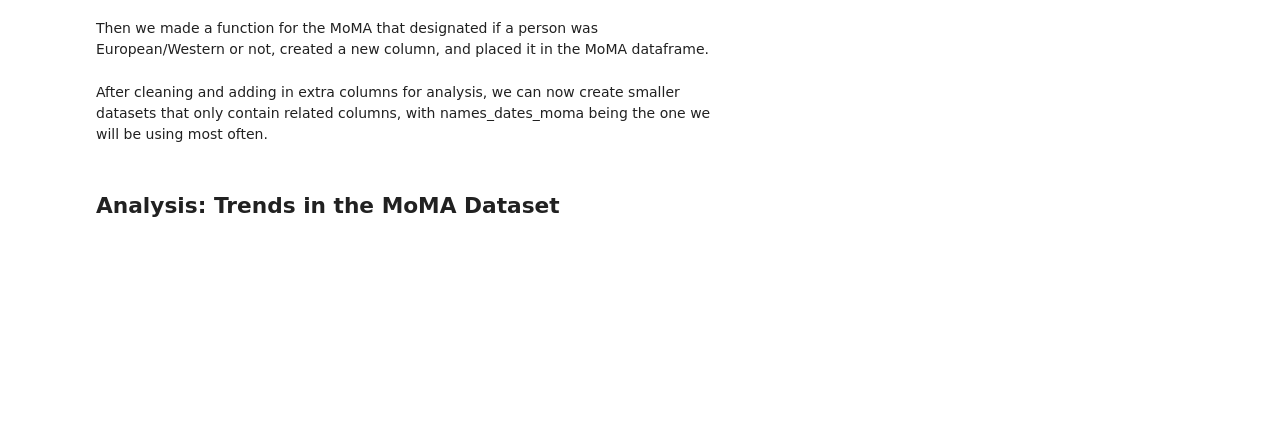
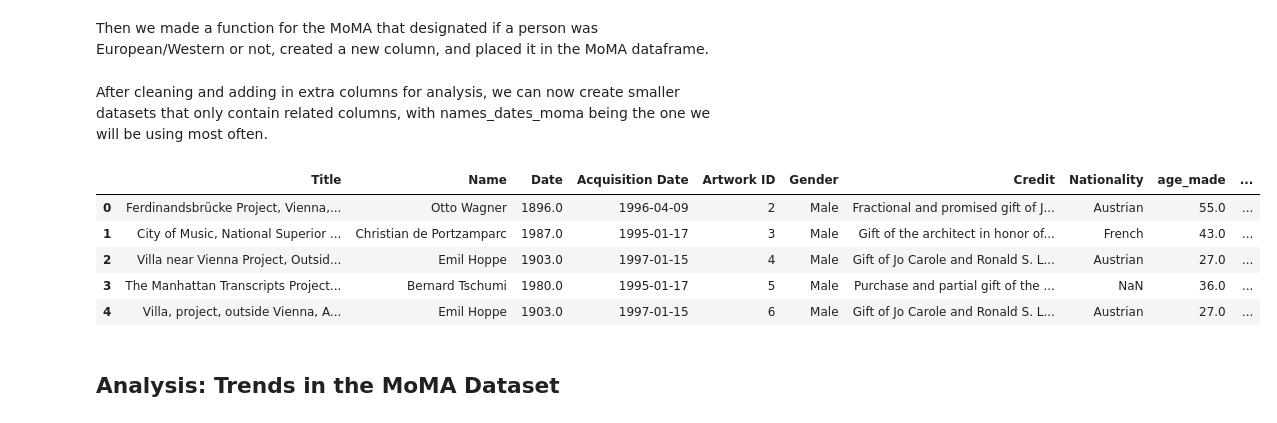
Before and after one commit to emily-oconnell/diversity-in-art-museums, a Jupyter notebook: n.ipynb, the cells around one changed output. Cells and saved outputs as stored; diff of their text form; code cells hidden in the pictures; blank space fills up the shorter version.

```diff
--- a/n.ipynb
+++ b/n.ipynb
@@ -232,11 +232,13 @@ array(['Austrian', 'French', nan, 'American', 'German', 'Swedish',
 # %% [markdown]
 From looking at these unique values we can see that there are a couple of ways to designate if a person had an unknown nationality, which we deal with below. But all the nationalities, if they exhist, are in English and in a correct format.
 # %%
-moma.loc[moma['Nationality'] == 'nan', 'Nationality'] = np.nan
-moma.loc[moma['Nationality'] == 'Nationality unknown', 'Nationality'] = np.nan
-moma.loc[moma['Nationality'] == 'Nationality Unknown', 'Nationality'] = np.nan
-moma.loc[moma['Nationality'] == 'Various', 'Nationality'] = np.nan
-moma.loc[moma['Nationality'] == 'nationality unknown', 'Nationality'] = np.nan
+moma.loc[moma['Nationality'] == 'nan', 'Nationality'] = 'no'
+moma.loc[moma['Nationality'] == 'Nationality unknown', 'Nationality'] = 'no'
+moma.loc[moma['Nationality'] == 'Nationality Unknown', 'Nationality'] = 'no'
+moma.loc[moma['Nationality'] == 'Various', 'Nationality'] = 'no'
+moma.loc[moma['Nationality'] == 'nationality unknown', 'Nationality'] = 'no'
+moma.loc[moma['Nationality'] == np.nan, 'Nationality'] = 'no'
+moma['Nationality'] = moma['Nationality'].fillna('no')
 # %% [markdown]
 In order to tell if the person is european or not, we mad a list of all the nationalities that the MoMA has that are non-European/Western nationalities.
 # %%
@@ -270,11 +272,12 @@ moma['European?'] = ['False'] * len(moma['Nationality'])
 def nation(nationality):
     if nationality in nationalities_moma:
         return 'False'
-    elif nationality == np.nan:
+    elif nationality == 'no':
         return np.nan
     else:
         return 'True'
 moma['European?'] = moma.apply(lambda row: nation(row['Nationality']),axis=1)
+moma.loc[moma['Nationality'] == 'no', 'Nationality'] = np.nan
 # %% [markdown]
 After cleaning and adding in extra columns for analysis, we can now create smaller datasets that only contain related columns, with names_dates_moma being the one we will be using most often.
 # %%
@@ -286,6 +289,15 @@ dimensions = moma[['Artwork ID','Dimensions', 'Diameter (cm)',
        'Depth (cm)', 'Weight (kg)', 'Duration (s)']]
 credit = moma[['Artwork ID','Credit']]
 extra = moma[['Medium', 'Department', 'Classification', 'Artwork ID']]
+# %%
+names_dates_moma.head()
+# %% [output]
+|  | Title | Name | Date | Acquisition Date | Artwork ID | Gender | Credit | Nationality | age_made | ... |
+| 0 | Ferdinandsbrücke Project, Vienna,... | Otto Wagner | 1896.0 | 1996-04-09 | 2 | Male | Fractional and promised gift of J... | Austrian | 55.0 | ... |
+| 1 | City of Music, National Superior ... | Christian de Portzamparc | 1987.0 | 1995-01-17 | 3 | Male | Gift of the architect in honor of... | French | 43.0 | ... |
+| 2 | Villa near Vienna Project, Outsid... | Emil Hoppe | 1903.0 | 1997-01-15 | 4 | Male | Gift of Jo Carole and Ronald S. L... | Austrian | 27.0 | ... |
+| 3 | The Manhattan Transcripts Project... | Bernard Tschumi | 1980.0 | 1995-01-17 | 5 | Male | Purchase and partial gift of the ... | NaN | 36.0 | ... |
+| 4 | Villa, project, outside Vienna, A... | Emil Hoppe | 1903.0 | 1997-01-15 | 6 | Male | Gift of Jo Carole and Ronald S. L... | Austrian | 27.0 | ... |
 # %% [markdown]
 ## Analysis: Trends in the MoMA Dataset
 # %% [markdown]
```
Also changed, not shown: parts of 3 cells of this notebook.
